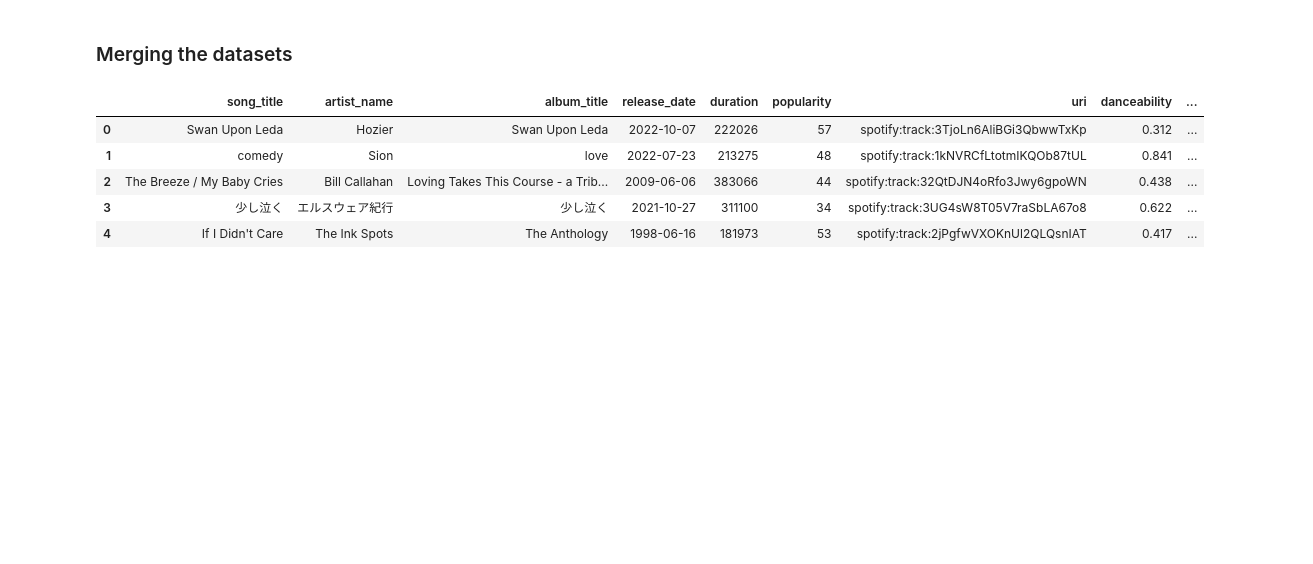
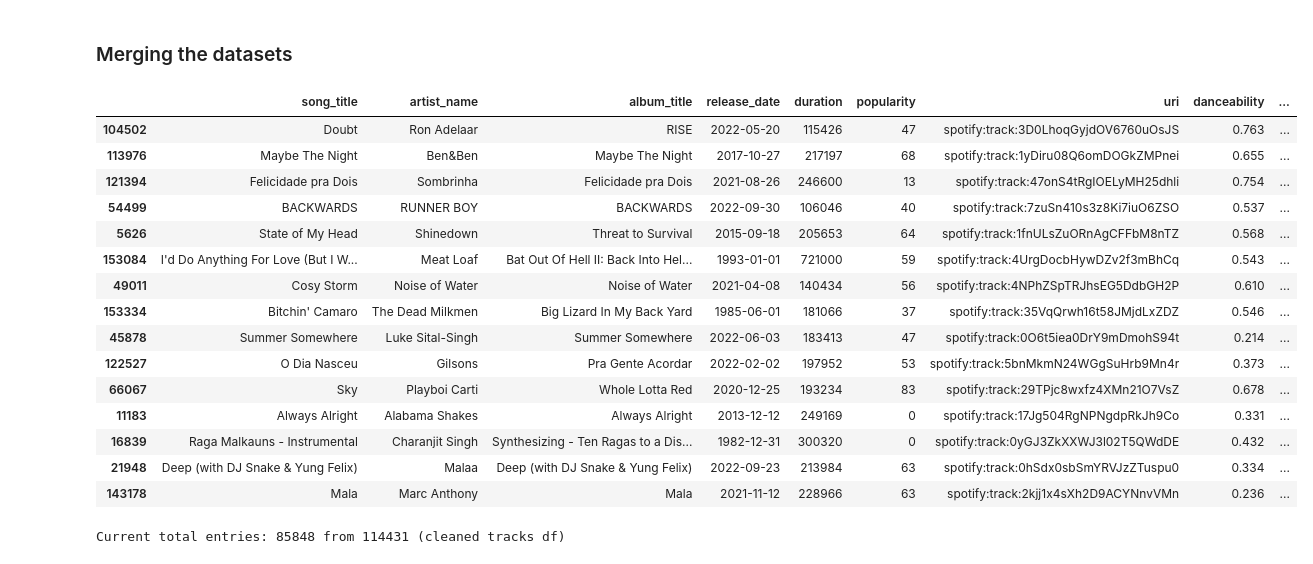
Before and after one commit to dapniii/DATA102-Spotify-Recommendation-System, a Jupyter notebook: main_project.ipynb, the cells around one changed output. Cells and saved outputs as stored; diff of their text form; code cells hidden in the pictures; blank space fills up the shorter version.

```diff
--- a/main_project.ipynb
+++ b/main_project.ipynb
@@ -279,0 +309,33 @@ Name: album_title, dtype: int64
+# %%
+deviant_albums = ["Learn In Your Car: Verbs 101 French",
+                  "English To French",
+                  "Learn in Your Car: French Level 1",
+                  "The Velveteen Rabbit",
+                  "French-English Audio Dictionary For Beginners",
+                  "Learn In Your Car: Verbs 101 French",
+                  "English To French",
+                  "Learn in Your Car: French Level 1",
+                  "Learn in Your Car: French Level 2",
+                  "French-English Audio Dictionary For Beginners",
+                  "Learn in Your Car: French Level 3",
+                  "Learn to Speak French: English-French Phrase and Word Audio Book",
+                  "Learn French Words",
+                  "VocabuLearn® Word Boosters French",
+                  "Speak and Read French, Part 3: French Literature",
+                  "Vocabulearn ® French - English Level 3",
+                  "Vocabulearn ® French - English Level 2",
+                  "Vocabulearn ® French - English Level 1",
+                  "Speak and Read French, Vol. 2: Basic and Intermediate",
+                  "Speak and Read French, Vol. 1: Basic",
+                  "Learn French - Easily, Effectively, and Fluently",
+                  "English to French - Useful Phrases",
+                  "Learn French Fast",
+                  "Learn French Self-Taught - Franz Thimm",
+                  "Easy Conversations in French - Gustave Chouquet",
+                  ]
+
+#  removing the previously listed albums
+sans_deviants = ~tracks_clean_df["album_title"].isin(deviant_albums)
+tracks_clean_df = tracks_clean_df[sans_deviants]
+display(tracks_clean_df.sample(15))
+print(f"Current total entries: {tracks_clean_df.shape[0]} from {tracks_df.shape[0]}")
@@ -284,15 +364,27 @@ Name: album_title, dtype: int64
 # %%
 #  joining the two datasets with SQL inner join-like mechanism
 spotify_df = tracks_clean_df.join(audiofeat_clean_df, how="inner", lsuffix="", rsuffix="_duplicate")
 
 #  dropping the duplicated key column
 spotify_df = spotify_df.drop(columns="uri_duplicate")
 
-spotify_df.head()
+display(spotify_df.sample(15))
+print(f"Current total entries: {spotify_df.shape[0]} from {tracks_clean_df.shape[0]} (cleaned tracks df)")
 # %% [output]
 |  | song_title | artist_name | album_title | release_date | duration | popularity | uri | danceability | ... |
-| 0 | Swan Upon Leda | Hozier | Swan Upon Leda | 2022-10-07 | 222026 | 57 | spotify:track:3TjoLn6AliBGi3QbwwTxKp | 0.312 | ... |
-| 1 | comedy | Sion | love | 2022-07-23 | 213275 | 48 | spotify:track:1kNVRCfLtotmIKQOb87tUL | 0.841 | ... |
-| 2 | The Breeze / My Baby Cries | Bill Callahan | Loving Takes This Course - a Trib... | 2009-06-06 | 383066 | 44 | spotify:track:32QtDJN4oRfo3Jwy6gpoWN | 0.438 | ... |
-| 3 | 少し泣く | エルスウェア紀行 | 少し泣く | 2021-10-27 | 311100 | 34 | spotify:track:3UG4sW8T05V7raSbLA67o8 | 0.622 | ... |
-| 4 | If I Didn't Care | The Ink Spots | The Anthology | 1998-06-16 | 181973 | 53 | spotify:track:2jPgfwVXOKnUl2QLQsnIAT | 0.417 | ... |
+| 104502 | Doubt | Ron Adelaar | RISE | 2022-05-20 | 115426 | 47 | spotify:track:3D0LhoqGyjdOV6760uOsJS | 0.763 | ... |
+| 113976 | Maybe The Night | Ben&Ben | Maybe The Night | 2017-10-27 | 217197 | 68 | spotify:track:1yDiru08Q6omDOGkZMPnei | 0.655 | ... |
+| 121394 | Felicidade pra Dois | Sombrinha | Felicidade pra Dois | 2021-08-26 | 246600 | 13 | spotify:track:47onS4tRgIOELyMH25dhli | 0.754 | ... |
+| 54499 | BACKWARDS | RUNNER BOY | BACKWARDS | 2022-09-30 | 106046 | 40 | spotify:track:7zuSn410s3z8Ki7iuO6ZSO | 0.537 | ... |
+| 5626 | State of My Head | Shinedown | Threat to Survival | 2015-09-18 | 205653 | 64 | spotify:track:1fnULsZuORnAgCFFbM8nTZ | 0.568 | ... |
+| 153084 | I'd Do Anything For Love (But I W... | Meat Loaf | Bat Out Of Hell II: Back Into Hel... | 1993-01-01 | 721000 | 59 | spotify:track:4UrgDocbHywDZv2f3mBhCq | 0.543 | ... |
+| 49011 | Cosy Storm | Noise of Water | Noise of Water | 2021-04-08 | 140434 | 56 | spotify:track:4NPhZSpTRJhsEG5DdbGH2P | 0.610 | ... |
+| 153334 | Bitchin' Camaro | The Dead Milkmen | Big Lizard In My Back Yard | 1985-06-01 | 181066 | 37 | spotify:track:35VqQrwh16t58JMjdLxZDZ | 0.546 | ... |
+| 45878 | Summer Somewhere | Luke Sital-Singh | Summer Somewhere | 2022-06-03 | 183413 | 47 | spotify:track:0O6t5iea0DrY9mDmohS94t | 0.214 | ... |
+| 122527 | O Dia Nasceu | Gilsons | Pra Gente Acordar | 2022-02-02 | 197952 | 53 | spotify:track:5bnMkmN24WGgSuHrb9Mn4r | 0.373 | ... |
+| 66067 | Sky | Playboi Carti | Whole Lotta Red | 2020-12-25 | 193234 | 83 | spotify:track:29TPjc8wxfz4XMn21O7VsZ | 0.678 | ... |
+| 11183 | Always Alright | Alabama Shakes | Always Alright | 2013-12-12 | 249169 | 0 | spotify:track:17Jg504RgNPNgdpRkJh9Co | 0.331 | ... |
+| 16839 | Raga Malkauns - Instrumental | Charanjit Singh | Synthesizing - Ten Ragas to a Dis... | 1982-12-31 | 300320 | 0 | spotify:track:0yGJ3ZkXXWJ3l02T5QWdDE | 0.432 | ... |
+| 21948 | Deep (with DJ Snake & Yung Felix) | Malaa | Deep (with DJ Snake & Yung Felix) | 2022-09-23 | 213984 | 63 | spotify:track:0hSdx0sbSmYRVJzZTuspu0 | 0.334 | ... |
+| 143178 | Mala | Marc Anthony | Mala | 2021-11-12 | 228966 | 63 | spotify:track:2kjj1x4sXh2D9ACYNnvVMn | 0.236 | ... |
+Current total entries: 85848 from 114431 (cleaned tracks df)
```
Also changed, not shown: parts of 8 cells of this notebook.
